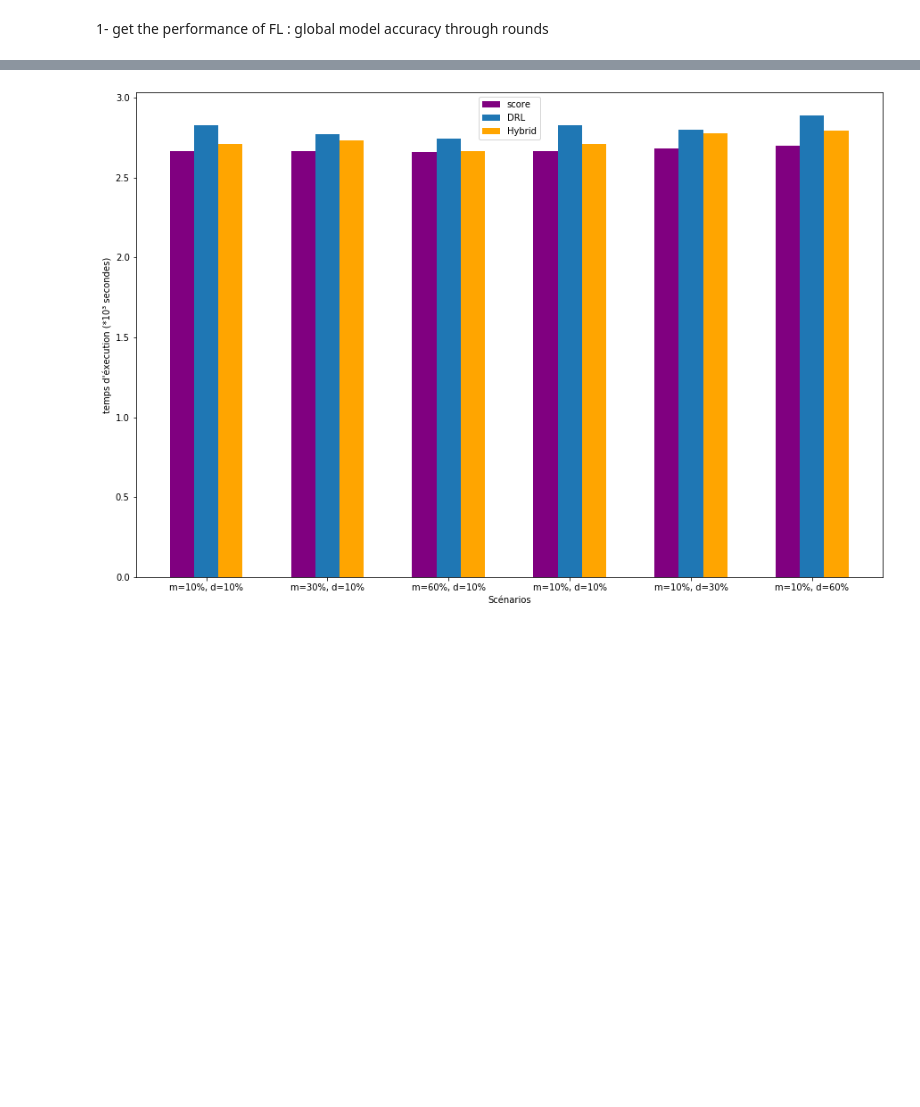
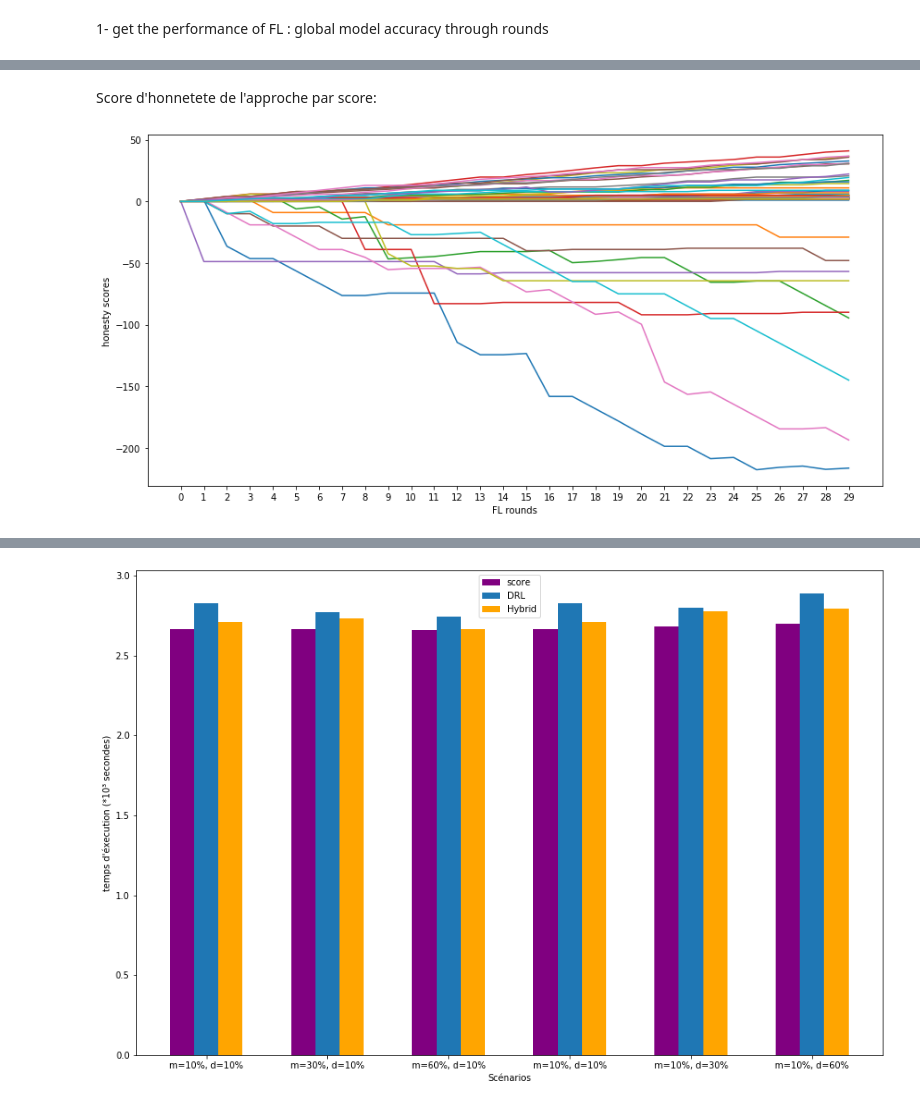
Before and after one commit to PFEWorkspace/code, a Jupyter notebook: scratch/subdir/utils/plot.ipynb, the cells around one changed output, grey strips where cells are left out. Drawn from its saved outputs; the diff is of its cells as text; code cells hidden in the pictures; blank space fills up the shorter version.

```diff
--- a/scratch/subdir/utils/plot.ipynb
+++ b/scratch/subdir/utils/plot.ipynb
@@ -77,0 +56,56 @@ with open("../../../blockchain.json",'r') as f:
+# %% [markdown]
+Score d'honnetete de l'approche par score:
+# %%
+import json
+import numpy as np
+import matplotlib.pyplot as plt
+with open("../results/drl_50/blockchain.json",'r') as f:
+    data = json.load(f)
+
+# Create a dictionary to store honesty values for each nodeId
+honesty_values_dict = {}
+
+# Iterate through the transactions of all blocks
+for json_obj in data:
+    for transaction in json_obj['Transactions']:
+        if transaction['Content']['message_type'] == 1:
+            node_id = transaction['Content']['nodeId']
+            honesty = transaction['Content']['honesty']
+
+            if node_id not in honesty_values_dict:
+                honesty_values_dict[node_id] = []
+
+            honesty_values_dict[node_id].append(honesty)
+
+#  Specify the node IDs you want to include on the plot
+# specific_node_ids = [11,17,38,37,77,95,86,97]  # Add the node IDs you want to display
+
+# Prepare data for plotting
+node_ids = sorted(honesty_values_dict.keys())
+
+block_ids = [json_obj['BlockId'] for json_obj in data]
+
+fig = plt.figure(figsize=(12, 6))
+
+
+# Plot honesty values for each node
+for node_id in node_ids:
+    honesty_values = honesty_values_dict[node_id]
+    plt.plot(index, honesty_values)
+
+plt.xlabel('FL rounds')
+plt.ylabel("honesty scores")
+plt.tight_layout()
+# plt.yticks(range(-40, 40, 20))
+plt.xticks(range(0,30, 1))
+
+
+# Show or save the plot
+plt.show()
+
+image_format = 'svg' # e.g .png, .svg, etc.
+image_name = 'honesty_hybrid.svg'
+
+fig.savefig(image_name, format=image_format, dpi=1200)
+# %% [output]
+[figure, added]
```
Also changed, not shown: parts of 9 cells of this notebook, 1 other file.
